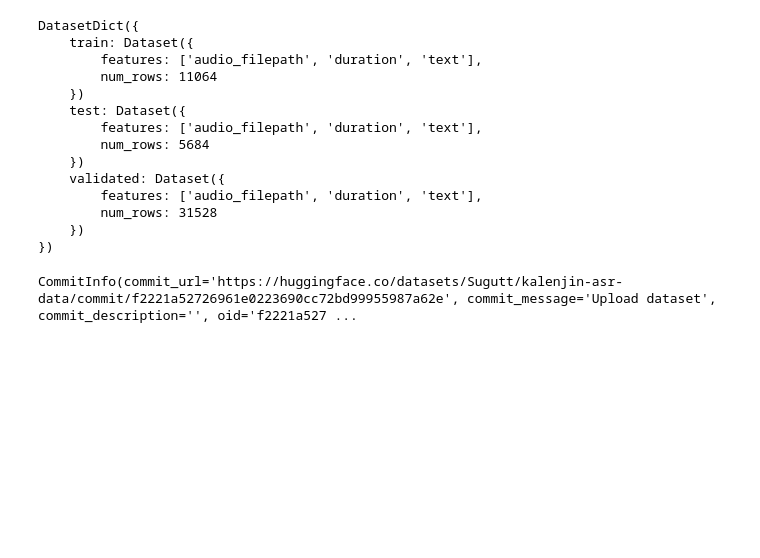
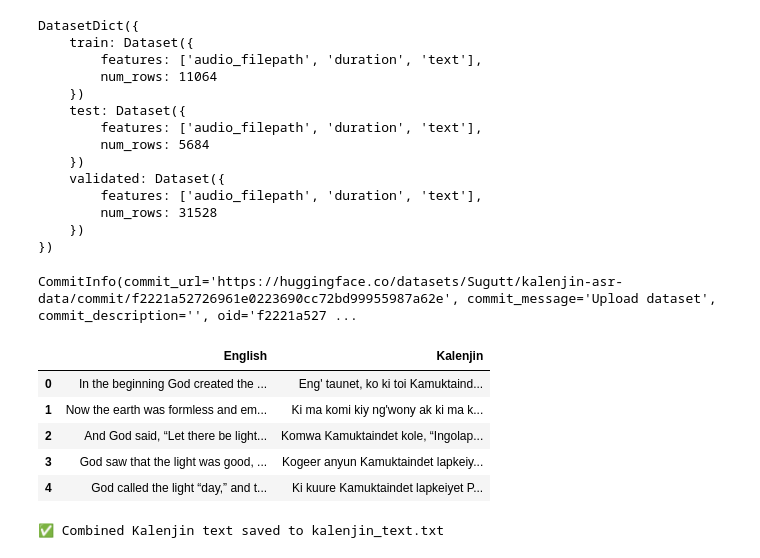
Before and after one commit to kalenjin-ai/kalenjin_asr, a Jupyter notebook: DataSet_preparation.ipynb, the cells around one changed output. Saved outputs shown, nothing was run; the diff lists cells and outputs as text; code cells hidden in the pictures; blank space fills up the shorter version.

```diff
--- a/DataSet_preparation.ipynb
+++ b/DataSet_preparation.ipynb
@@ -326,3 +328,39 @@ DatasetDict({
 dataset.push_to_hub("kalenjin-asr-data")
 # %% [output]
 CommitInfo(commit_url='https://huggingface.co/datasets/Sugutt/kalenjin-asr-data/commit/f2221a52726961e0223690cc72bd99955987a62e', commit_message='Upload dataset', commit_description='', oid='f2221a527 ...
+# %%
+import pandas as pd
+
+# Load the Excel file into a pandas DataFrame
+df = pd.read_excel("/content/engnivkal.xlsx")
+
+# Display the first few rows of the DataFrame
+display(df.head())
+# %% [output]
+|  | English | Kalenjin |
+| 0 | In the beginning God created the ... | Eng' taunet, ko ki toi Kamuktaind... |
+| 1 | Now the earth was formless and em... | Ki ma komi kiy ng'wony ak ki ma k... |
+| 2 | And God said, “Let there be light... | Komwa Kamuktaindet kole, “Ingolap... |
+| 3 | God saw that the light was good, ... | Kogeer anyun Kamuktaindet lapkeiy... |
+| 4 | God called the light “day,” and t... | Ki kuure Kamuktaindet lapkeiyet P... |
+# %%
+import pandas as pd
+
+# Extract the Kalenjin text from the Excel file
+kalenjin_text_excel = df['Kalenjin'].tolist()
+
+# Load the validated.tsv file and extract the sentence column
+validated_df = pd.read_csv('/content/kln_data/validated_sentences.tsv', sep='\t')
+kalenjin_text_tsv = validated_df['sentence'].tolist()
+
+# Combine the text from both sources
+all_kalenjin_text = kalenjin_text_excel + kalenjin_text_tsv
+
+# Save the combined text to a file
+with open('kalenjin_text.txt', 'w') as f:
+    for line in all_kalenjin_text:
+        f.write(str(line) + '\n')
+
+print("✅ Combined Kalenjin text saved to kalenjin_text.txt")
+# %% [output]
+✅ Combined Kalenjin text saved to kalenjin_text.txt
```
Also changed, not shown: parts of 5 cells of this notebook.
